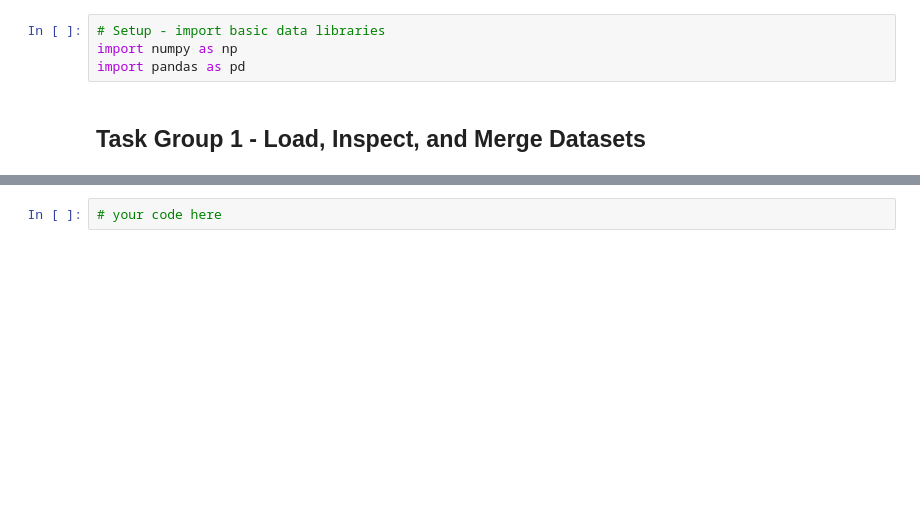
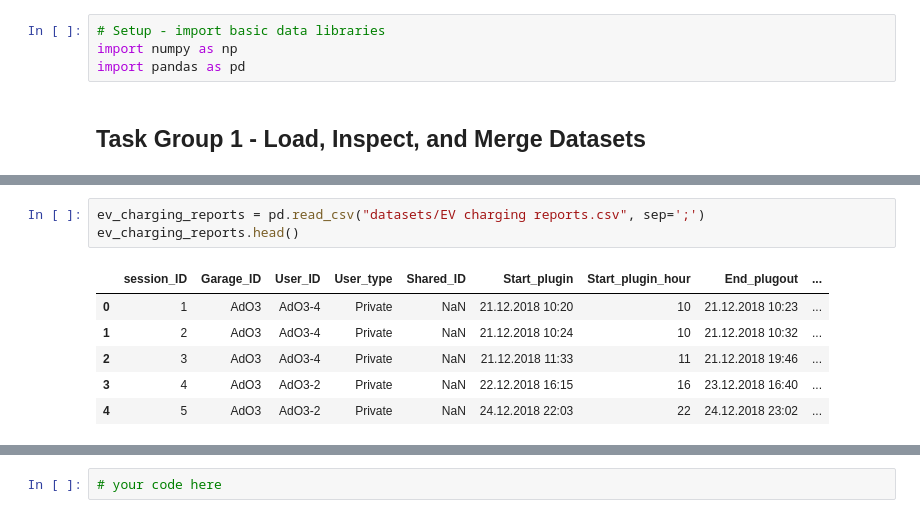
Before and after one commit to plewis3323/Summer_26, a Jupyter notebook: Summer_Space_Notes/Summer_26/AI_ML_Folder/workspace_exercies/Codecadamy/Intro_NN_pytorch_proj/Intro_NN_pytorch.ipynb, the cells around one changed output, grey strips where cells are left out. Drawn from its saved outputs; the diff is of its cells as text; blank space fills up the shorter version.

```diff
--- a/Summer_Space_Notes/Summer_26/AI_ML_Folder/workspace_exercies/Codecadamy/Intro_NN_pytorch_proj/Intro_NN_pytorch.ipynb
+++ b/Summer_Space_Notes/Summer_26/AI_ML_Folder/workspace_exercies/Codecadamy/Intro_NN_pytorch_proj/Intro_NN_pytorch.ipynb
@@ -37,0 +43,10 @@ plug-in / plug-out times, charging loads, and session dates.
+# %%
+ev_charging_reports = pd.read_csv("datasets/EV charging reports.csv", sep=';')
+ev_charging_reports.head()
+# %% [output]
+|  | session_ID | Garage_ID | User_ID | User_type | Shared_ID | Start_plugin | Start_plugin_hour | End_plugout | ... |
+| 0 | 1 | AdO3 | AdO3-4 | Private | NaN | 21.12.2018 10:20 | 10 | 21.12.2018 10:23 | ... |
+| 1 | 2 | AdO3 | AdO3-4 | Private | NaN | 21.12.2018 10:24 | 10 | 21.12.2018 10:32 | ... |
+| 2 | 3 | AdO3 | AdO3-4 | Private | NaN | 21.12.2018 11:33 | 11 | 21.12.2018 19:46 | ... |
+| 3 | 4 | AdO3 | AdO3-2 | Private | NaN | 22.12.2018 16:15 | 16 | 23.12.2018 16:40 | ... |
+| 4 | 5 | AdO3 | AdO3-2 | Private | NaN | 24.12.2018 22:03 | 22 | 24.12.2018 23:02 | ... |
```
Also changed, not shown: parts of 71 cells of this notebook, 2 other files.
